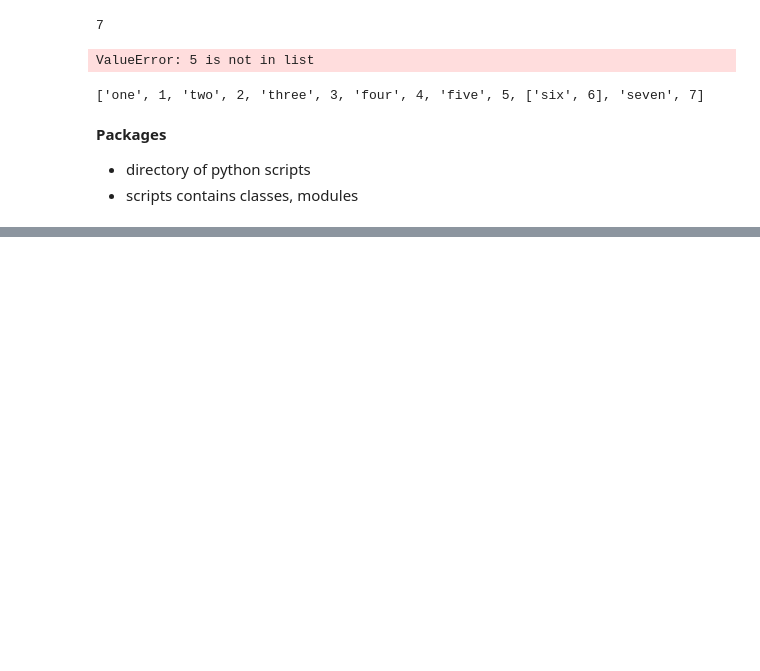
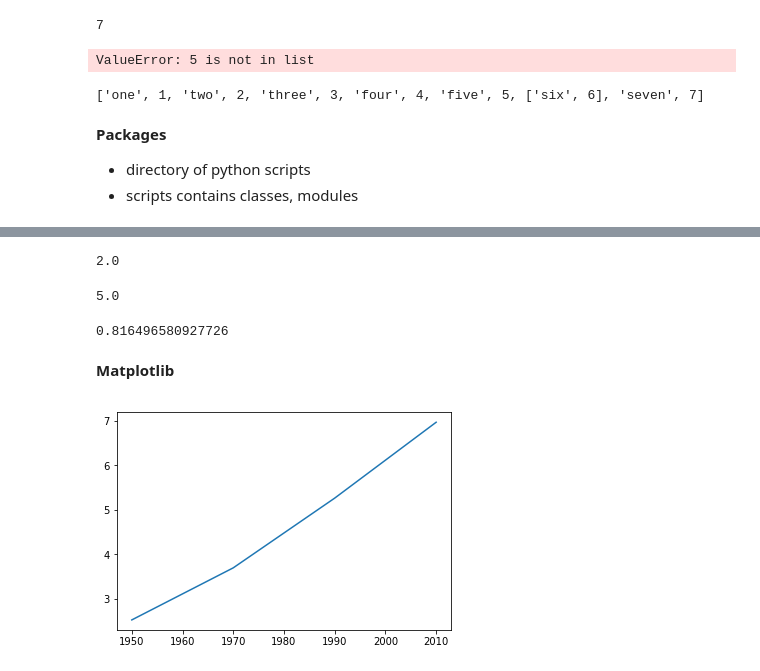
Before and after one commit to RekhaChandrasekaran/100-Days-Of-Data-Science, a Jupyter notebook: 1 - DataCamp Basics.ipynb, the cells around one changed output, grey strips where cells are left out. Cells and saved outputs as stored; diff of their text form; code cells hidden in the pictures; blank space fills up the shorter version.

```diff
--- a/1 - DataCamp Basics.ipynb
+++ b/1 - DataCamp Basics.ipynb
@@ -85,0 +149,27 @@ arr1 = np.array(list_2)
+# %%
+# basic math operations
+np.mean(twod_array[0])
+# %% [output]
+2.0
+# %%
+np.median(two_array[1])
+# %% [output]
+5.0
+# %%
+np.std(two_array[1])
+# %% [output]
+0.816496580927726
+# %% [markdown]
+**Matplotlib**
+# %%
+import matplotlib.pyplot as plt
+
+year = [1950, 1970, 1990, 2010]
+population = [2.519, 3.692, 5.263, 6.972]
+
+# line plot
+plt.plot(year, population)
+
+plt.show()
+# %% [output]
+[figure, added]
```
Also changed, not shown: parts of 40 cells of this notebook, 3 other files.
